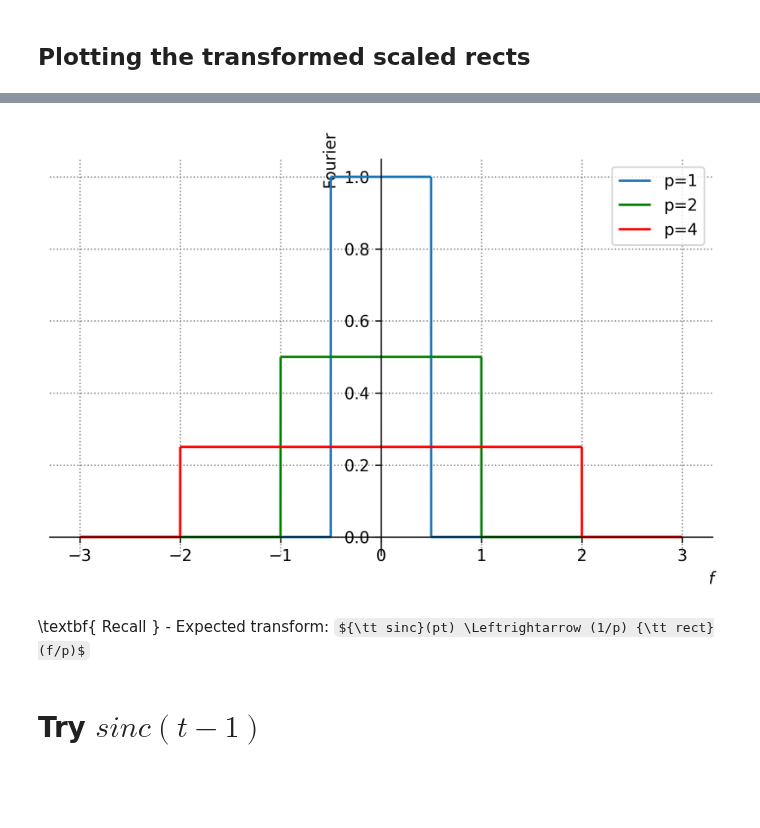
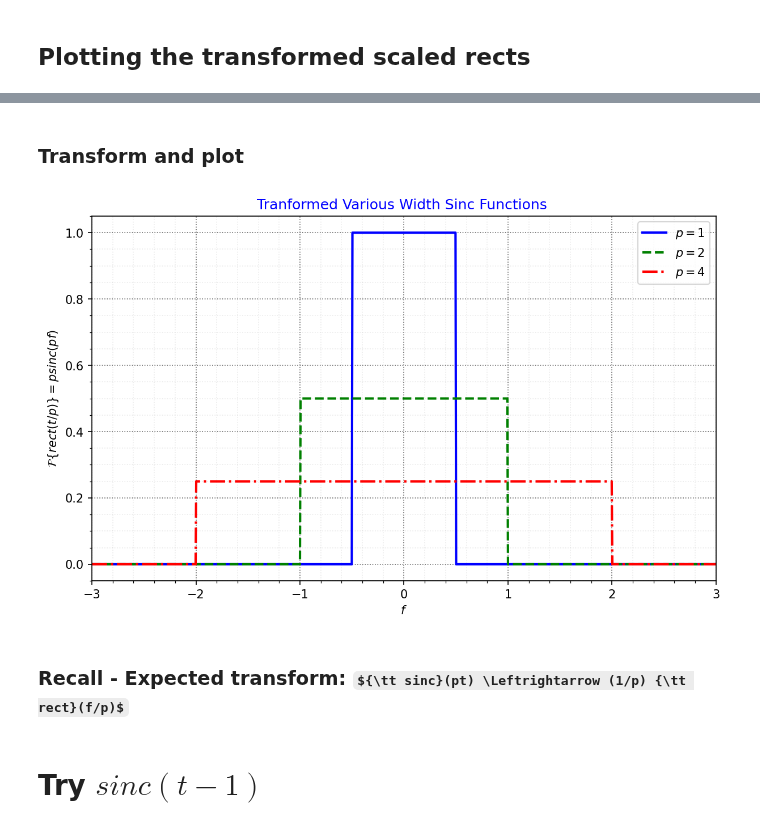
Before and after one commit to JonHowMIT/Signals_and_Systems, a Jupyter notebook: 16_002_Topic6_example3.ipynb, the cells around one changed output, grey strips where cells are left out. Drawn from its saved outputs; the diff is of its cells as text; code cells hidden in the pictures; some formulas as TeX source; blank space fills up the shorter version.

```diff
--- a/16_002_Topic6_example3.ipynb
+++ b/16_002_Topic6_example3.ipynb
@@ -123,18 +121,30 @@ plt.show()
+# %% [markdown]
+### Transform and plot
 # %%
 nQ1 = fourier_transform(nf1, t, f)
 nQ2 = fourier_transform(nf2, t, f)
-nQ3 = fourier_transform(nf3, t, f)
+nQ4 = fourier_transform(nf4, t, f)
+
+lam_nQ1 = lambdify(f, nQ1, modules=['numpy'])
+lam_nQ2 = lambdify(f, nQ2, modules=['numpy'])
+lam_nQ4 = lambdify(f, nQ4, modules=['numpy'])
-# %%
-p1 = plot(nQ1, (f,-3,3), show=False, legend=True, label='p=1',xlabel='$f$',ylabel='Fourier')
-p2 = plot(nQ2, (f,-3,3), line_color='green', show=False, label='p=2')
-p3 = plot(nQ3, (f,-3,3),  line_color='red', show=False, label='p=4')
-p1.append(p2[0])
-p1.append(p3[0])
-p1.show()
-# %% [output]
-[figure, removed]
+# %%
+fig = plt.figure(figsize=(8, 5),dpi=150,constrained_layout = True)
+plt.plot(ff, lam_nQ1(ff),'b',label='$p=1$')
+plt.plot(ff, lam_nQ2(ff),'g--',label='$p=2$')
+plt.plot(ff, lam_nQ4(ff),'r-.',label='$p=4$')
+
+plt.legend()
+plt.xlim(-flim,flim)
+plt.xlabel('$f$')
+plt.ylabel('${\cal F}\{rect(t/p)\} = p sinc (pf)$')
+plt.title('Tranformed Various Width Sinc Functions ')
+nicegrid()
+plt.show()
+# %% [output]
+[figure, added]
 # %% [markdown]
-\textbf{ Recall } - Expected transform: ${\tt sinc}(pt) \Leftrightarrow (1/p) {\tt rect}(f/p)$
+### Recall - Expected transform: ${\tt sinc}(pt) \Leftrightarrow (1/p) {\tt rect}(f/p)$
 # %% [markdown]
 # Try $sinc(t-1)$
 # %%
```
Also changed, not shown: parts of 15 cells of this notebook, 2 other files.
